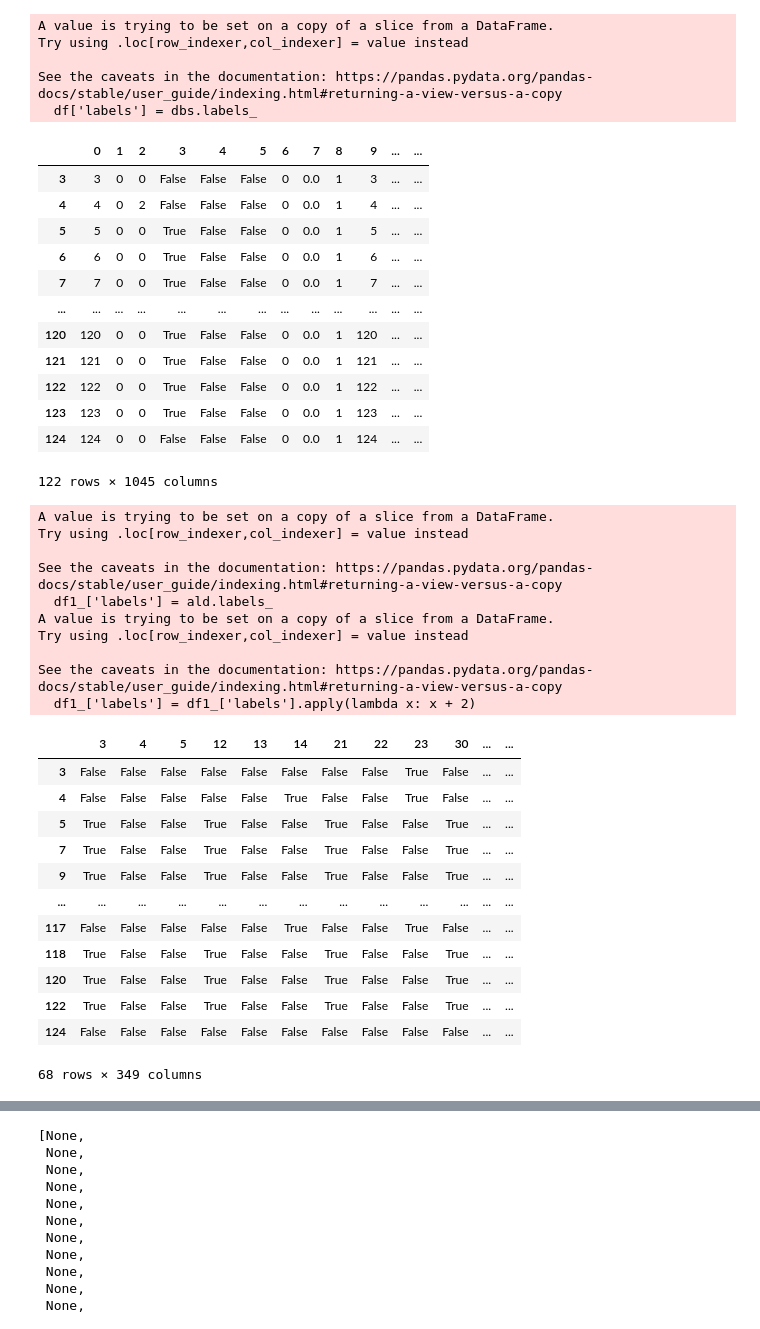
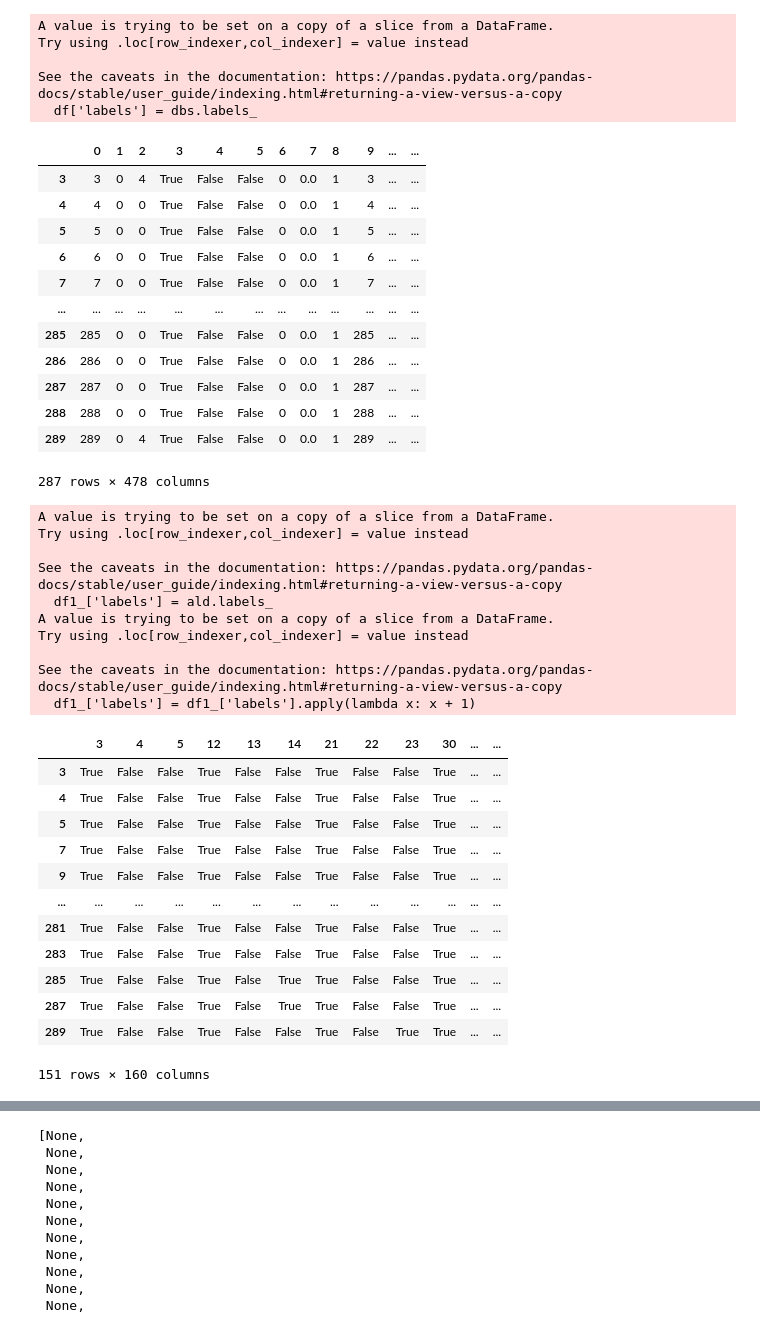
Before and after one commit to Industrial-AI-Research-Lab/documentor, a Jupyter notebook: notebooks/string_attributes.ipynb, the cells around one changed output, grey strips where cells are left out. Saved outputs shown, nothing was run; the diff lists cells and outputs as text; code cells hidden in the pictures.

```diff
--- a/notebooks/string_attributes.ipynb
+++ b/notebooks/string_attributes.ipynb
@@ -3,7 +3,7 @@ import numpy as np
 import pandas as pd
 from datetime import datetime, time
 # %%
-new_df = pd.read_excel('processed_tables/new_5.xlsx', sheet_name='Sheet1', index_col='Unnamed: 0')
+new_df = pd.read_excel('processed_tables/new_D1.xlsx', sheet_name='Sheet1', index_col='Unnamed: 0')
 new_df
 # %% [output]
 |  | 0 | 1 | 2 | 3 | 4 | 5 | 6 | 7 | 8 | 9 | ... | ... |
@@ -107,60 +107,60 @@ Try using .loc[row_indexer,col_indexer] = value instead
 See the caveats in the documentation: https://pandas.pydata.org/pandas-docs/stable/user_guide/indexing.html#returning-a-view-versus-a-copy
   df['labels'] = dbs.labels_
 |  | 0 | 1 | 2 | 3 | 4 | 5 | 6 | 7 | 8 | 9 | ... | ... |
-| 3 | 3 | 0 | 0 | False | False | False | 0 | 0.0 | 1 | 3 | ... | ... |
-| 4 | 4 | 0 | 2 | False | False | False | 0 | 0.0 | 1 | 4 | ... | ... |
+| 3 | 3 | 0 | 4 | True | False | False | 0 | 0.0 | 1 | 3 | ... | ... |
+| 4 | 4 | 0 | 0 | True | False | False | 0 | 0.0 | 1 | 4 | ... | ... |
 | 5 | 5 | 0 | 0 | True | False | False | 0 | 0.0 | 1 | 5 | ... | ... |
 | 6 | 6 | 0 | 0 | True | False | False | 0 | 0.0 | 1 | 6 | ... | ... |
 | 7 | 7 | 0 | 0 | True | False | False | 0 | 0.0 | 1 | 7 | ... | ... |
 | ... | ... | ... | ... | ... | ... | ... | ... | ... | ... | ... | ... | ... |
-| 120 | 120 | 0 | 0 | True | False | False | 0 | 0.0 | 1 | 120 | ... | ... |
-| 121 | 121 | 0 | 0 | True | False | False | 0 | 0.0 | 1 | 121 | ... | ... |
-| 122 | 122 | 0 | 0 | True | False | False | 0 | 0.0 | 1 | 122 | ... | ... |
-| 123 | 123 | 0 | 0 | True | False | False | 0 | 0.0 | 1 | 123 | ... | ... |
-| 124 | 124 | 0 | 0 | False | False | False | 0 | 0.0 | 1 | 124 | ... | ... |
+| 285 | 285 | 0 | 0 | True | False | False | 0 | 0.0 | 1 | 285 | ... | ... |
+| 286 | 286 | 0 | 0 | True | False | False | 0 | 0.0 | 1 | 286 | ... | ... |
+| 287 | 287 | 0 | 0 | True | False | False | 0 | 0.0 | 1 | 287 | ... | ... |
+| 288 | 288 | 0 | 0 | True | False | False | 0 | 0.0 | 1 | 288 | ... | ... |
+| 289 | 289 | 0 | 4 | True | False | False | 0 | 0.0 | 1 | 289 | ... | ... |
-122 rows × 1045 columns
+287 rows × 478 columns
 # %%
 df1 = df[df.labels == -1]
 df1 = df1.drop(columns=['labels'])
 
 in_cols = []
 for i in df1.iloc[[0]]:
     if isinstance(df1.iloc[0, i], np.bool_):
         in_cols.append(True)
     else:
         in_cols.append(False)
 
 df1_ = df1.iloc[:, in_cols]
 
-ald = DBSCAN().fit(df1_)
+ald = KMeans(n_clusters=2).fit(df1_)
 df1_['labels'] = ald.labels_
-df1_['labels'] = df1_['labels'].apply(lambda x: x + 2)
+df1_['labels'] = df1_['labels'].apply(lambda x: x + 1)
 second_part_list = df1_['labels']
 df1_
 # %% [output]
 A value is trying to be set on a copy of a slice from a DataFrame.
 Try using .loc[row_indexer,col_indexer] = value instead
 
 See the caveats in the documentation: https://pandas.pydata.org/pandas-docs/stable/user_guide/indexing.html#returning-a-view-versus-a-copy
   df1_['labels'] = ald.labels_
 A value is trying to be set on a copy of a slice from a DataFrame.
 Try using .loc[row_indexer,col_indexer] = value instead
 
 See the caveats in the documentation: https://pandas.pydata.org/pandas-docs/stable/user_guide/indexing.html#returning-a-view-versus-a-copy
-  df1_['labels'] = df1_['labels'].apply(lambda x: x + 2)
+  df1_['labels'] = df1_['labels'].apply(lambda x: x + 1)
 |  | 3 | 4 | 5 | 12 | 13 | 14 | 21 | 22 | 23 | 30 | ... | ... |
-| 3 | False | False | False | False | False | False | False | False | True | False | ... | ... |
-| 4 | False | False | False | False | False | True | False | False | True | False | ... | ... |
+| 3 | True | False | False | True | False | False | True | False | False | True | ... | ... |
+| 4 | True | False | False | True | False | False | True | False | False | True | ... | ... |
 | 5 | True | False | False | True | False | False | True | False | False | True | ... | ... |
 | 7 | True | False | False | True | False | False | True | False | False | True | ... | ... |
 | 9 | True | False | False | True | False | False | True | False | False | True | ... | ... |
 | ... | ... | ... | ... | ... | ... | ... | ... | ... | ... | ... | ... | ... |
-| 117 | False | False | False | False | False | True | False | False | True | False | ... | ... |
-| 118 | True | False | False | True | False | False | True | False | False | True | ... | ... |
-| 120 | True | False | False | True | False | False | True | False | False | True | ... | ... |
-| 122 | True | False | False | True | False | False | True | False | False | True | ... | ... |
-| 124 | False | False | False | False | False | False | False | False | False | False | ... | ... |
+| 281 | True | False | False | True | False | False | True | False | False | True | ... | ... |
+| 283 | True | False | False | True | False | False | True | False | False | True | ... | ... |
+| 285 | True | False | False | True | False | True | True | False | False | True | ... | ... |
+| 287 | True | False | False | True | False | True | True | False | False | True | ... | ... |
+| 289 | True | False | False | True | False | False | True | False | True | True | ... | ... |
-68 rows × 349 columns
+151 rows × 160 columns
 # %%
 for i in second_part_list.index:
     first_part_list[i] = second_part_list[i]
```
Also changed, not shown: parts of 7 cells of this notebook.
